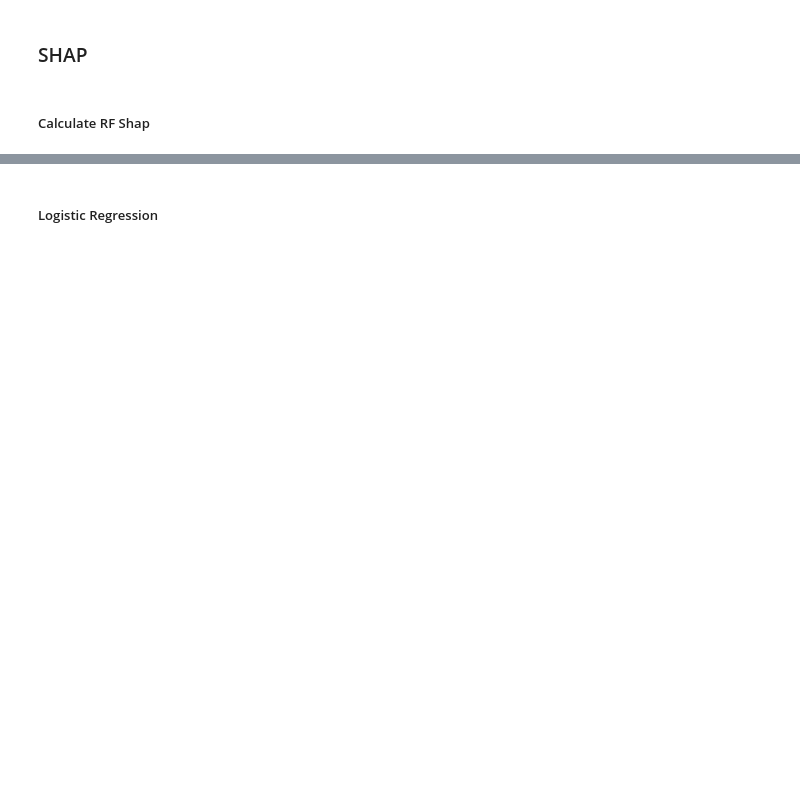
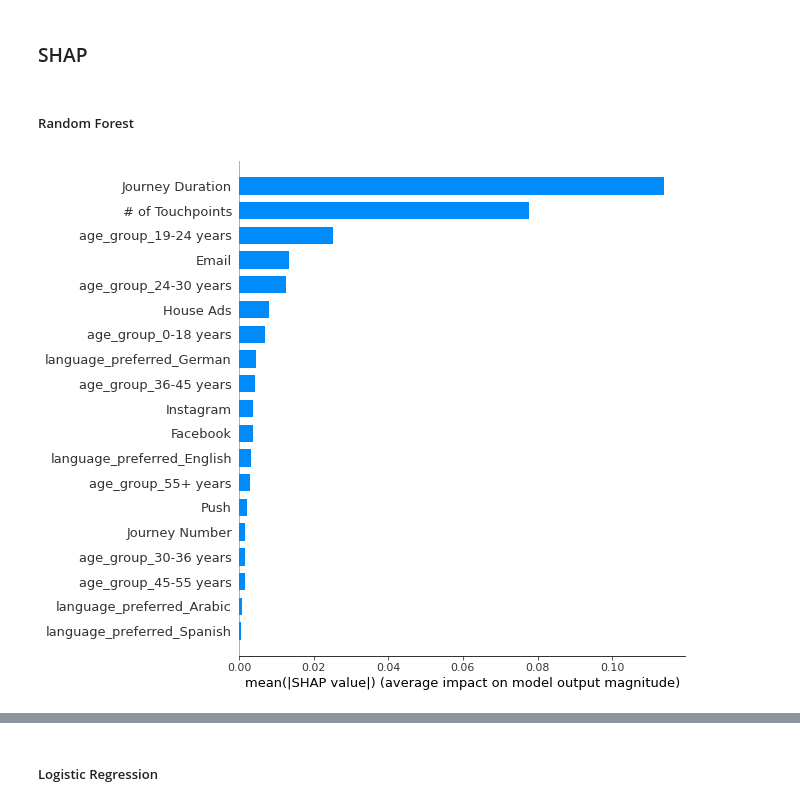
Before and after one commit to kevintunney/ISyE7406-GroupProject, a Jupyter notebook: data/notebook_mark.ipynb, the cells around one changed output, grey strips where cells are left out. Drawn from its saved outputs; the diff is of its cells as text; code cells hidden in the pictures; blank space fills up the shorter version.

```diff
--- a/data/notebook_mark.ipynb
+++ b/data/notebook_mark.ipynb
@@ -165,5 +162,5 @@ show_model_output(grid_search_output= grid_search_xgb, num_to_show=10)
 # %% [markdown]
 ### SHAP
-# %% [markdown]
-##### Calculate RF Shap
+# %% [markdown]
+##### Random Forest
 # %%
@@ -174 +170,5 @@ shap_values = explainer.shap_values(X_train)
+# %%
+shap.summary_plot(shap_values[1], X_test, plot_type = 'bar', class_names=model.classes_)
+# %% [output]
+[figure, added]
 # %%
```
Also changed, not shown: parts of 17 cells of this notebook.
